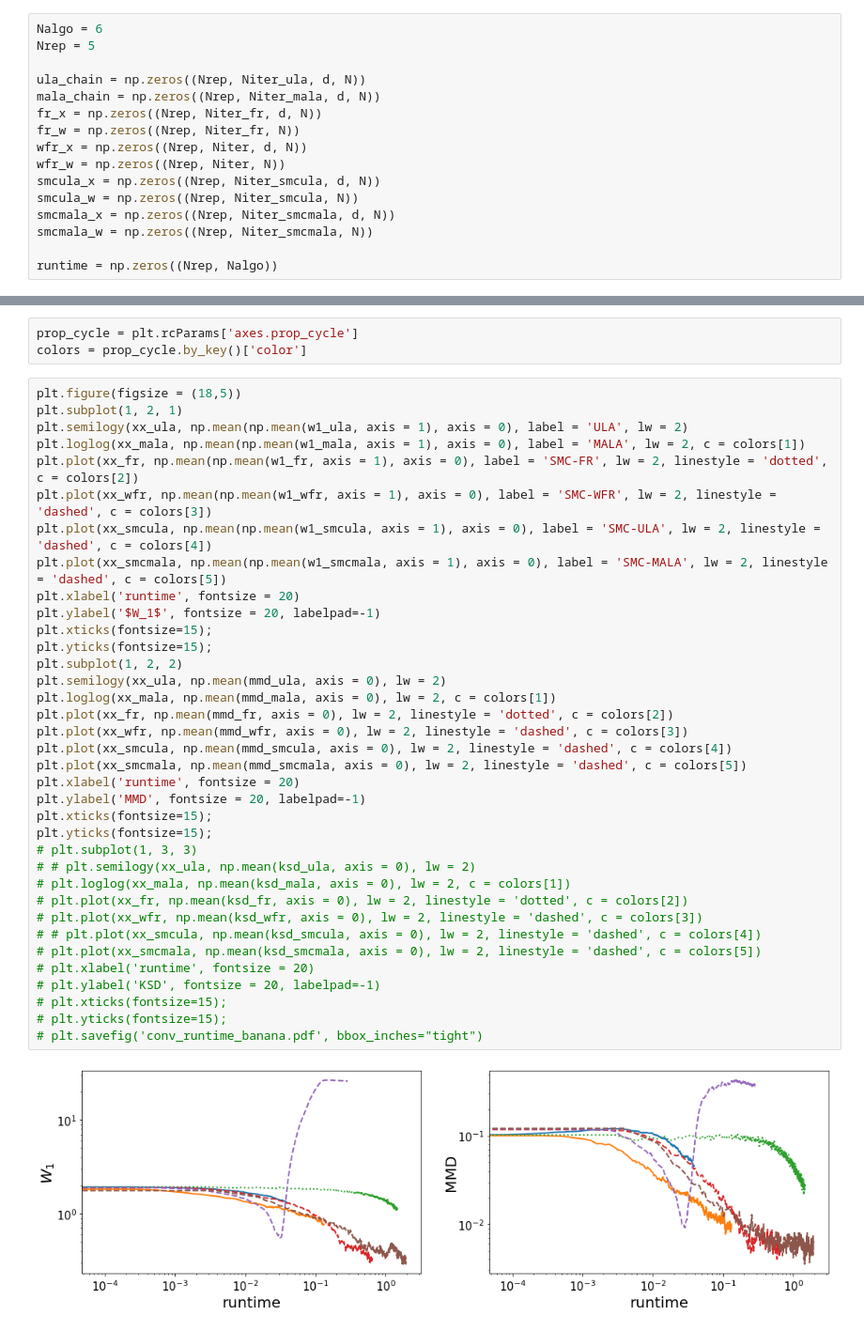
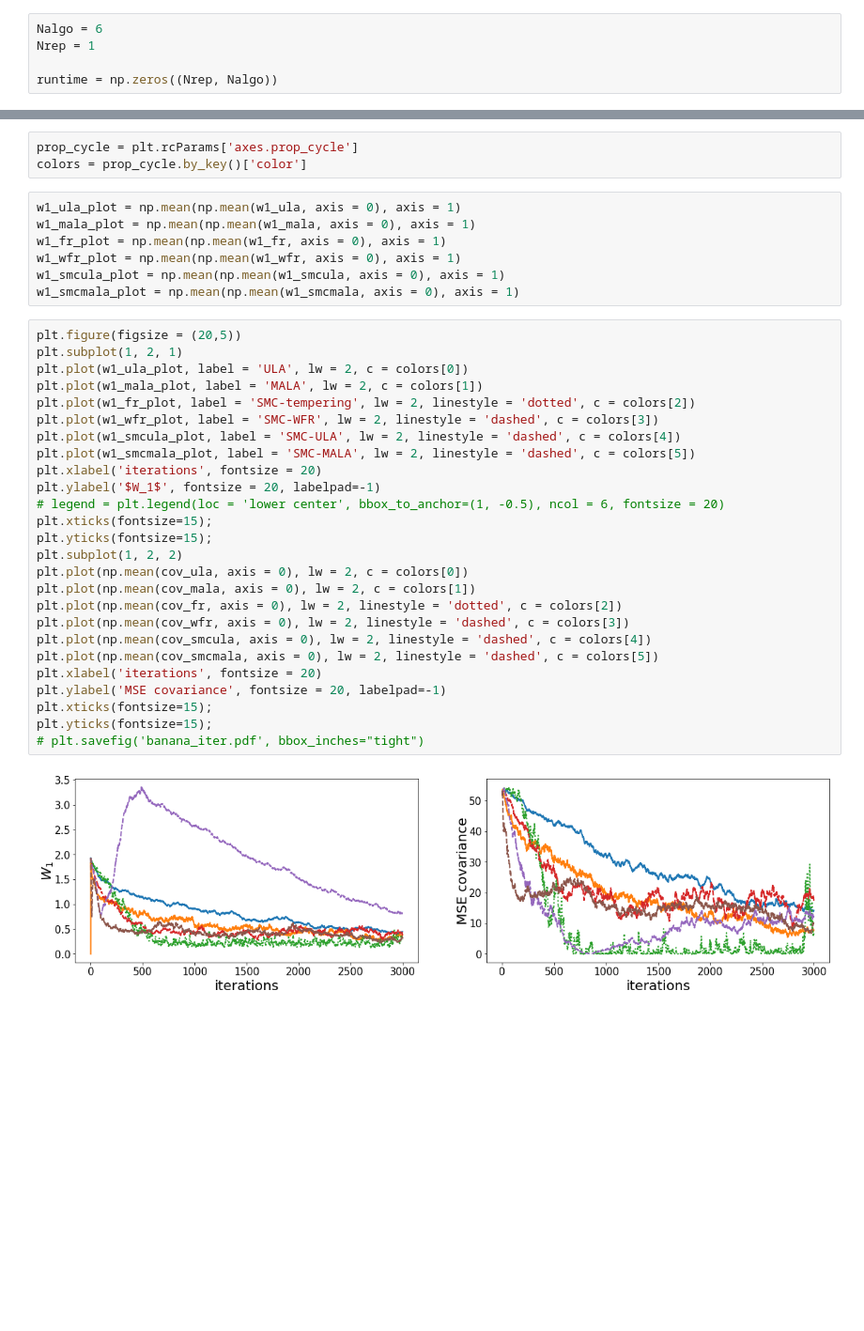
Before and after one commit to FrancescaCrucinio/SMC-WFR, a Jupyter notebook: Banana/Banana_FlowComparison.ipynb, the cells around one changed output, grey strips where cells are left out. Shown at 94% size. Cells and saved outputs as stored; diff of their text form; blank space fills up the shorter version.

```diff
--- a/Banana/Banana_FlowComparison.ipynb
+++ b/Banana/Banana_FlowComparison.ipynb
@@ -60,16 +62,5 @@ gamma_smcmala = 0.45
 # %%
 Nalgo = 6
-Nrep = 5
-
-ula_chain = np.zeros((Nrep, Niter_ula, d, N))
-mala_chain = np.zeros((Nrep, Niter_mala, d, N))
-fr_x = np.zeros((Nrep, Niter_fr, d, N))
-fr_w = np.zeros((Nrep, Niter_fr, N))
-wfr_x = np.zeros((Nrep, Niter, d, N))
-wfr_w = np.zeros((Nrep, Niter, N))
-smcula_x = np.zeros((Nrep, Niter_smcula, d, N))
-smcula_w = np.zeros((Nrep, Niter_smcula, N))
-smcmala_x = np.zeros((Nrep, Niter_smcmala, d, N))
-smcmala_w = np.zeros((Nrep, Niter_smcmala, N))
+Nrep = 1
 
 runtime = np.zeros((Nrep, Nalgo))
@@ -226,41 +172,38 @@ for j in range(Nrep):
 # %%
 prop_cycle = plt.rcParams['axes.prop_cycle']
 colors = prop_cycle.by_key()['color']
+# %%
+w1_ula_plot = np.mean(np.mean(w1_ula, axis = 0), axis = 1)
+w1_mala_plot = np.mean(np.mean(w1_mala, axis = 0), axis = 1)
+w1_fr_plot = np.mean(np.mean(w1_fr, axis = 0), axis = 1)
+w1_wfr_plot = np.mean(np.mean(w1_wfr, axis = 0), axis = 1)
+w1_smcula_plot = np.mean(np.mean(w1_smcula, axis = 0), axis = 1)
+w1_smcmala_plot = np.mean(np.mean(w1_smcmala, axis = 0), axis = 1)
 # %%
-plt.figure(figsize = (18,5))
+plt.figure(figsize = (20,5))
 plt.subplot(1, 2, 1)
-plt.semilogy(xx_ula, np.mean(np.mean(w1_ula, axis = 1), axis = 0), label = 'ULA', lw = 2)
-plt.loglog(xx_mala, np.mean(np.mean(w1_mala, axis = 1), axis = 0), label = 'MALA', lw = 2, c = colors[1])
-plt.plot(xx_fr, np.mean(np.mean(w1_fr, axis = 1), axis = 0), label = 'SMC-FR', lw = 2, linestyle = 'dotted', c = colors[2])
-plt.plot(xx_wfr, np.mean(np.mean(w1_wfr, axis = 1), axis = 0), label = 'SMC-WFR', lw = 2, linestyle = 'dashed', c = colors[3])
-plt.plot(xx_smcula, np.mean(np.mean(w1_smcula, axis = 1), axis = 0), label = 'SMC-ULA', lw = 2, linestyle = 'dashed', c = colors[4])
-plt.plot(xx_smcmala, np.mean(np.mean(w1_smcmala, axis = 1), axis = 0), label = 'SMC-MALA', lw = 2, linestyle = 'dashed', c = colors[5])
-plt.xlabel('runtime', fontsize = 20)
+plt.plot(w1_ula_plot, label = 'ULA', lw = 2, c = colors[0])
+plt.plot(w1_mala_plot, label = 'MALA', lw = 2, c = colors[1])
+plt.plot(w1_fr_plot, label = 'SMC-tempering', lw = 2, linestyle = 'dotted', c = colors[2])
+plt.plot(w1_wfr_plot, label = 'SMC-WFR', lw = 2, linestyle = 'dashed', c = colors[3])
+plt.plot(w1_smcula_plot, label = 'SMC-ULA', lw = 2, linestyle = 'dashed', c = colors[4])
+plt.plot(w1_smcmala_plot, label = 'SMC-MALA', lw = 2, linestyle = 'dashed', c = colors[5])
+plt.xlabel('iterations', fontsize = 20)
 plt.ylabel('$W_1$', fontsize = 20, labelpad=-1)
+# legend = plt.legend(loc = 'lower center', bbox_to_anchor=(1, -0.5), ncol = 6, fontsize = 20)
 plt.xticks(fontsize=15);
 plt.yticks(fontsize=15);
 plt.subplot(1, 2, 2)
-plt.semilogy(xx_ula, np.mean(mmd_ula, axis = 0), lw = 2)
-plt.loglog(xx_mala, np.mean(mmd_mala, axis = 0), lw = 2, c = colors[1])
-plt.plot(xx_fr, np.mean(mmd_fr, axis = 0), lw = 2, linestyle = 'dotted', c = colors[2])
-plt.plot(xx_wfr, np.mean(mmd_wfr, axis = 0), lw = 2, linestyle = 'dashed', c = colors[3])
-plt.plot(xx_smcula, np.mean(mmd_smcula, axis = 0), lw = 2, linestyle = 'dashed', c = colors[4])
-plt.plot(xx_smcmala, np.mean(mmd_smcmala, axis = 0), lw = 2, linestyle = 'dashed', c = colors[5])
-plt.xlabel('runtime', fontsize = 20)
-plt.ylabel('MMD', fontsize = 20, labelpad=-1)
+plt.plot(np.mean(cov_ula, axis = 0), lw = 2, c = colors[0])
+plt.plot(np.mean(cov_mala, axis = 0), lw = 2, c = colors[1])
+plt.plot(np.mean(cov_fr, axis = 0), lw = 2, linestyle = 'dotted', c = colors[2])
+plt.plot(np.mean(cov_wfr, axis = 0), lw = 2, linestyle = 'dashed', c = colors[3])
+plt.plot(np.mean(cov_smcula, axis = 0), lw = 2, linestyle = 'dashed', c = colors[4])
+plt.plot(np.mean(cov_smcmala, axis = 0), lw = 2, linestyle = 'dashed', c = colors[5])
+plt.xlabel('iterations', fontsize = 20)
+plt.ylabel('MSE covariance', fontsize = 20, labelpad=-1)
 plt.xticks(fontsize=15);
 plt.yticks(fontsize=15);
-# plt.subplot(1, 3, 3)
-# # plt.semilogy(xx_ula, np.mean(ksd_ula, axis = 0), lw = 2)
-# plt.loglog(xx_mala, np.mean(ksd_mala, axis = 0), lw = 2, c = colors[1])
-# plt.plot(xx_fr, np.mean(ksd_fr, axis = 0), lw = 2, linestyle = 'dotted', c = colors[2])
-# plt.plot(xx_wfr, np.mean(ksd_wfr, axis = 0), lw = 2, linestyle = 'dashed', c = colors[3])
-# # plt.plot(xx_smcula, np.mean(ksd_smcula, axis = 0), lw = 2, linestyle = 'dashed', c = colors[4])
-# plt.plot(xx_smcmala, np.mean(ksd_smcmala, axis = 0), lw = 2, linestyle = 'dashed', c = colors[5])
-# plt.xlabel('runtime', fontsize = 20)
-# plt.ylabel('KSD', fontsize = 20, labelpad=-1)
-# plt.xticks(fontsize=15);
-# plt.yticks(fontsize=15);
-# plt.savefig('conv_runtime_banana.pdf', bbox_inches="tight")
+# plt.savefig('banana_iter.pdf', bbox_inches="tight")
 # %% [output]
-[figure, old version]
+[figure, new version]
```
Also changed, not shown: parts of 20 cells of this notebook, 9 other files.
